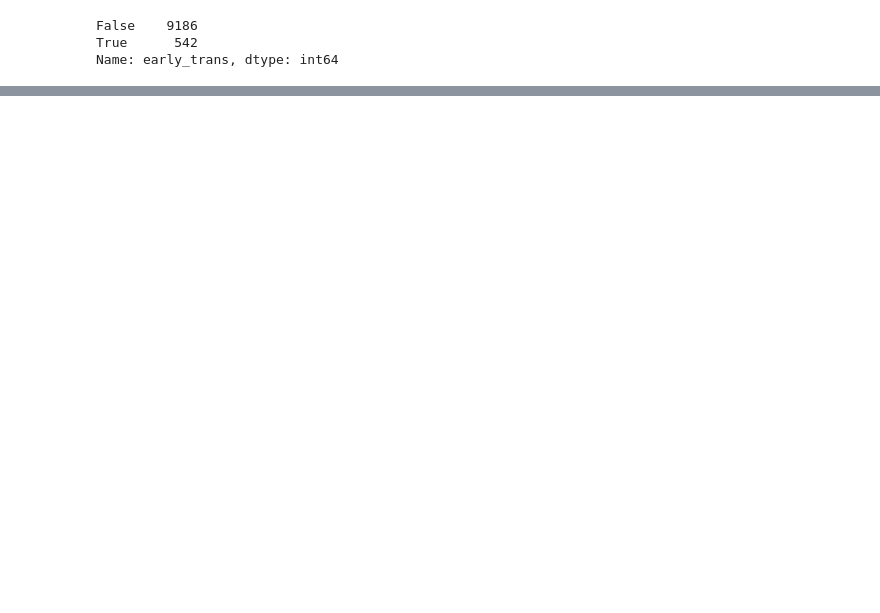
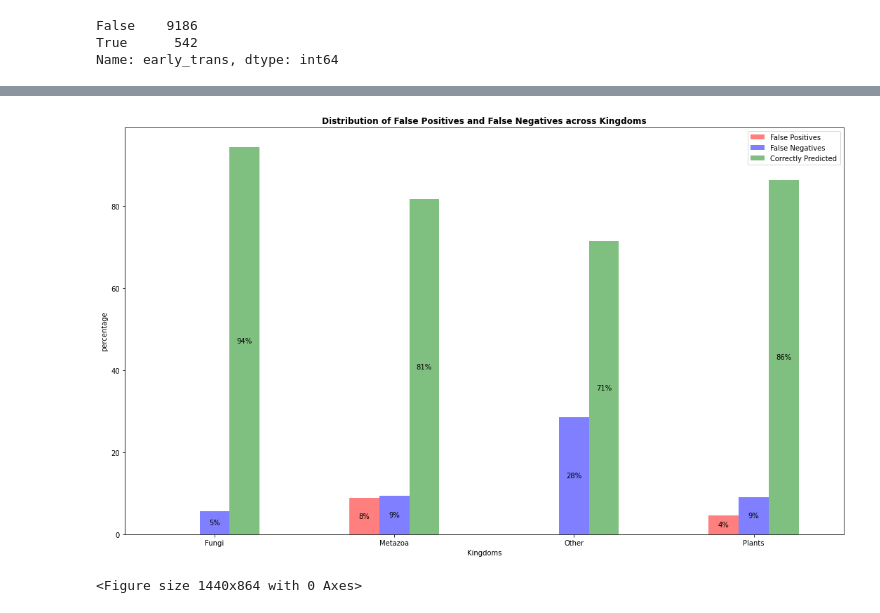
Before and after one commit to alirammal-ux/Signal_Peptide_Predictor, a Jupyter notebook: Error_Analysis/analysis_pred.ipynb, the cells around one changed output, grey strips where cells are left out. Saved outputs shown, nothing was run; the diff lists cells and outputs as text; code cells hidden in the pictures; blank space fills up the shorter version.

```diff
--- a/Error_Analysis/analysis_pred.ipynb
+++ b/Error_Analysis/analysis_pred.ipynb
@@ -167,0 +315,39 @@ Helix_presence(FP,data)
+# %%
+def plot_taxa_all_distribution(FP,FN, TP, TN, data):
+    Correctly_predicted = data.loc[data['ID'].isin(TP or TN)]['kingdom'].value_counts()
+    FP_taxa=data.loc[data['ID'].isin(FP)]['kingdom'].value_counts()
+    FN_taxa=data.loc[data['ID'].isin(FN)]['kingdom'].value_counts()
+
+
+
+    taxa_df = pd.DataFrame({'False Positives': FP_taxa, 'False Negatives': FN_taxa, 'Correctly Predicted': Correctly_predicted})
+
+    taxa_df_normalized = taxa_df.div(taxa_df.sum(axis=1), axis=0) * 100
+
+    ax= taxa_df_normalized.plot(kind='bar', color=['red', 'blue', 'green'], alpha=0.5)
+
+    for p in ax.patches:
+        h = p.get_height()
+        if int(h)==0:
+            pass
+        else:
+            ax.annotate(f'{int(h)}%',
+                    (p.get_x() + p.get_width() / 2, h / 2),
+                    ha='center', va='center')
+
+
+
+    plt.title('Distribution of False Positives and False Negatives across Kingdoms', weight='bold')
+    plt.xlabel('Kingdoms')
+    plt.ylabel('percentage')
+    plt.legend()
+    plt.xticks(rotation=0)
+    plt.tight_layout()
+    plt.figure(figsize=(20, 12))
+    plt.savefig('kingdom_distribution_norm.png', dpi=900)
+    plt.show()
+# %%
+plot_taxa_all_distribution(FP,FN, TP, TN, data)
+# %% [output]
+[figure, added]
+<Figure size 1440x864 with 0 Axes>
```
Also changed, not shown: parts of 34 cells of this notebook, 33 other files.
